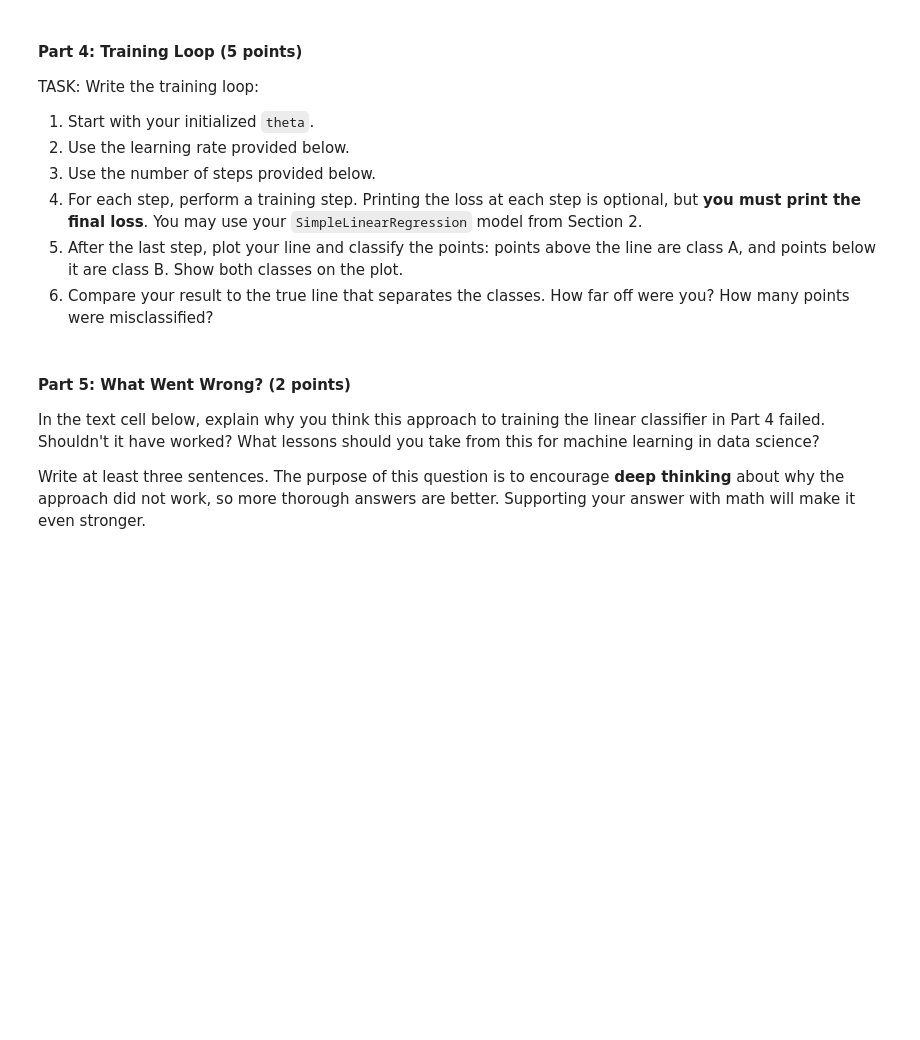
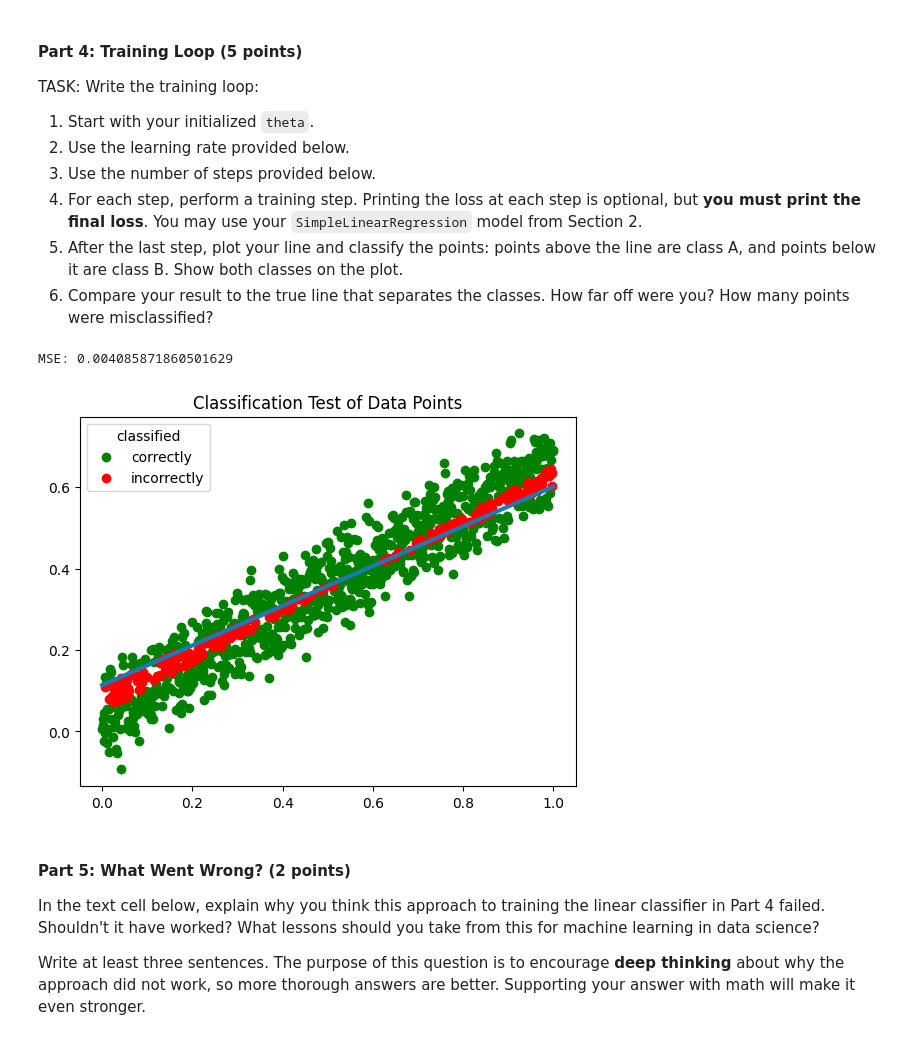
Before and after one commit to bl25845/DATA602_FardinaAlam, a Jupyter notebook: HW5/HW5_Part01-DATA602-Regression.ipynb, the cells around one changed output. Cells and saved outputs as stored; diff of their text form; code cells hidden in the pictures; blank space fills up the shorter version.

```diff
--- a/HW5/HW5_Part01-DATA602-Regression.ipynb
+++ b/HW5/HW5_Part01-DATA602-Regression.ipynb
@@ -752,12 +891,22 @@ TASK: Write the training loop:
 # %%
 # # # STUDENT INPUT # # #
 # Place your answer here
 
 lr = 0.01 ### DO NOT CHANGE
 num_steps = 1000 ### DO NOT CHANGE
 
 # You can use SimpleLinearRegression here
-model =
+model = SimpleLinearRegression(lr, num_steps)
+
+model.fit(x_data_full, y_data_full)
+pred = model.predict(x_data_full)
+
+print(f"MSE: {mse_loss(y_data_full, pred)}")
+
+plot_correct_classification([model.m, model.b], x_data_full, y_data_full)
+# %% [output]
+MSE: 0.004085871860501629
+[figure, added]
 # %% [markdown]
 #### Part 5: What Went Wrong? (2 points)
 In the text cell below, explain why you think this approach to training the linear classifier in Part 4 failed. Shouldn't it have worked? What lessons should you take from this for machine learning in data science?
```
Also changed, not shown: parts of 30 cells of this notebook, 1 other file.
